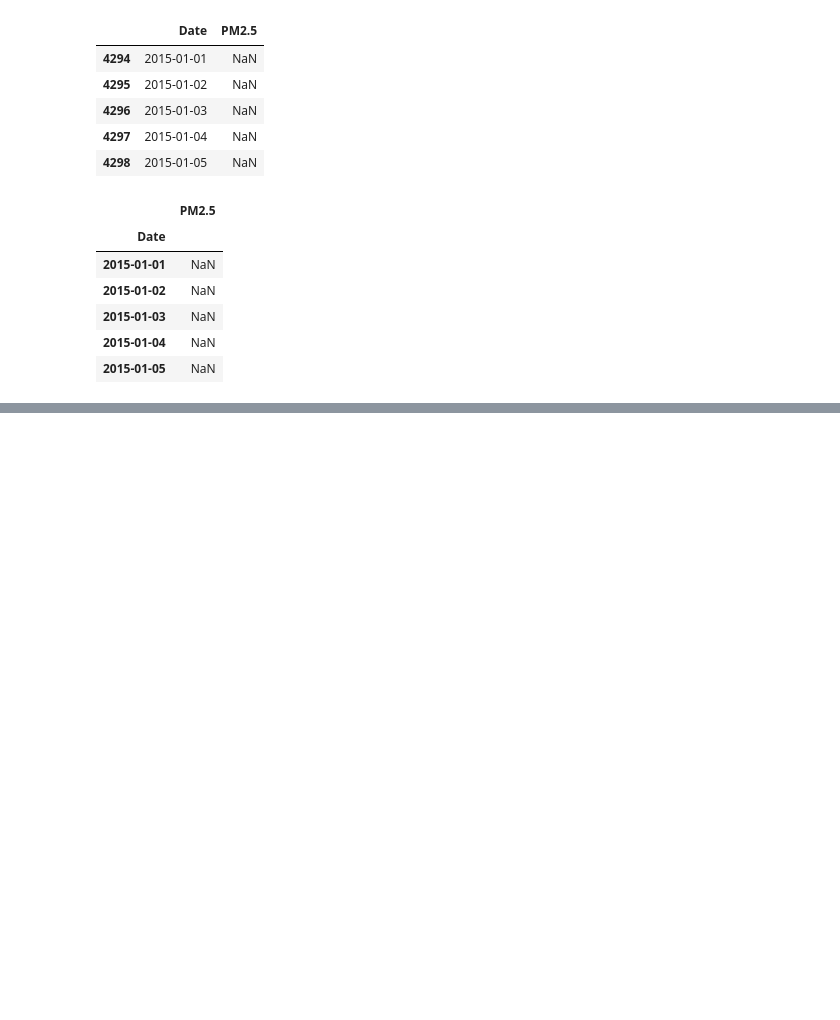
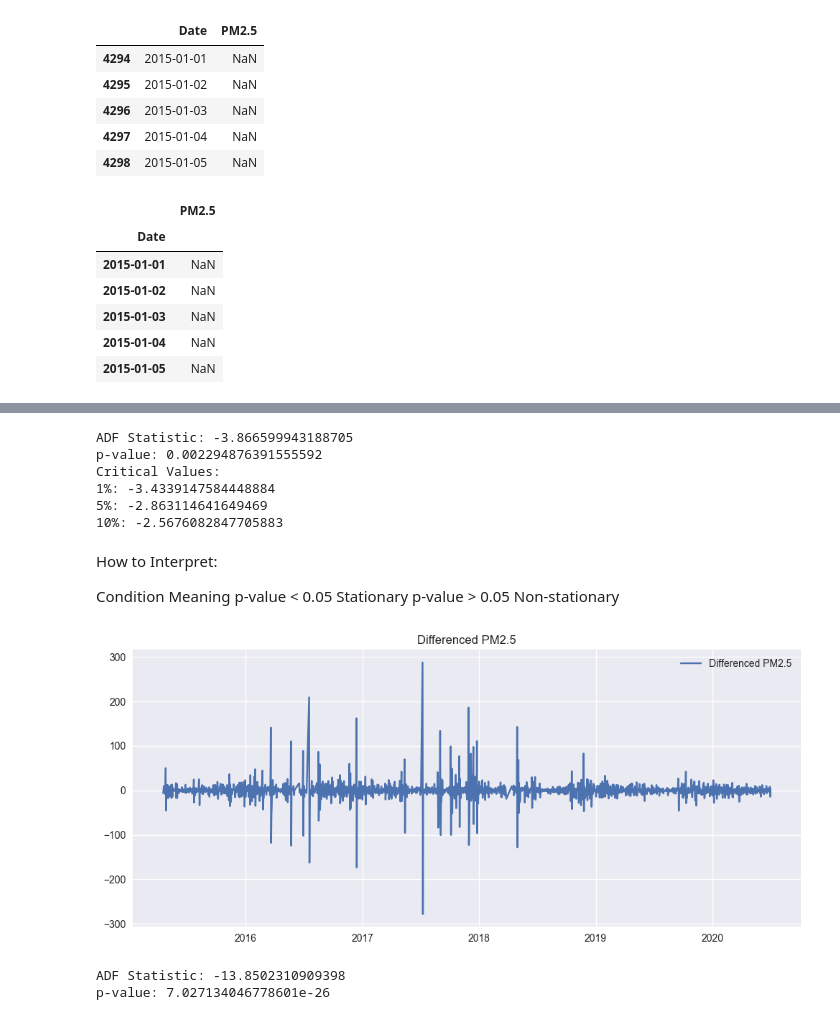
Before and after one commit to Yashvi75/bangalore-air-quality-forecasting, a Jupyter notebook: notebooks/time_series_analysis.ipynb, the cells around one changed output, grey strips where cells are left out. Saved outputs shown, nothing was run; the diff lists cells and outputs as text; code cells hidden in the pictures; blank space fills up the shorter version.

Commit message:
Performed stationarity testing using ADF and applied differencing

```diff
--- a/notebooks/time_series_analysis.ipynb
+++ b/notebooks/time_series_analysis.ipynb
@@ -120,0 +119,48 @@ ValueError: This function does not handle missing values
+# %%
+#ADF Test (Original Data)
+
+from statsmodels.tsa.stattools import adfuller
+
+result = adfuller(blr_df['PM2.5'])
+
+print("ADF Statistic:", result[0])
+print("p-value:", result[1])
+print("Critical Values:")
+for key, value in result[4].items():
+    print(f"{key}: {value}")
+# %% [output]
+ADF Statistic: -3.866599943188705
+p-value: 0.002294876391555592
+Critical Values:
+1%: -3.4339147584448884
+5%: -2.863114641649469
+10%: -2.5676082847705883
+# %% [markdown]
+How to Interpret:
+
+  Condition	     Meaning
+p-value < 0.05	Stationary
+p-value > 0.05	Non-stationary
+# %%
+# Apply Differencing. This removes the trend.
+blr_df['PM2.5_diff'] = blr_df['PM2.5'].diff()
+
+blr_df = blr_df.dropna()
+# %%
+# Plot Differenced Data
+plt.figure(figsize=(12,5))
+plt.plot(blr_df['PM2.5_diff'], label='Differenced PM2.5')
+plt.title('Differenced PM2.5')
+plt.legend()
+plt.show()
+# %% [output]
+[figure, added]
+# %%
+# ADF Test Again
+result_diff = adfuller(blr_df['PM2.5_diff'])
+
+print("ADF Statistic:", result_diff[0])
+print("p-value:", result_diff[1])
+# %% [output]
+ADF Statistic: -13.8502310909398
+p-value: 7.027134046778601e-26
```
Also changed, not shown: parts of 5 cells of this notebook.
